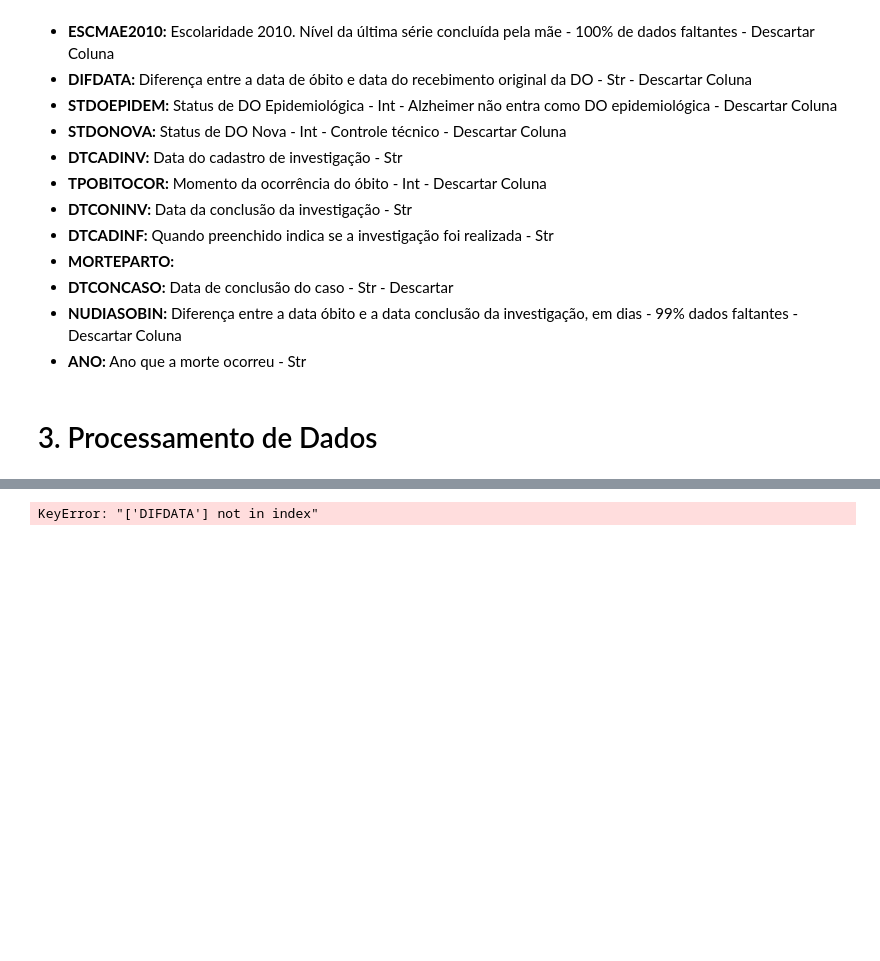
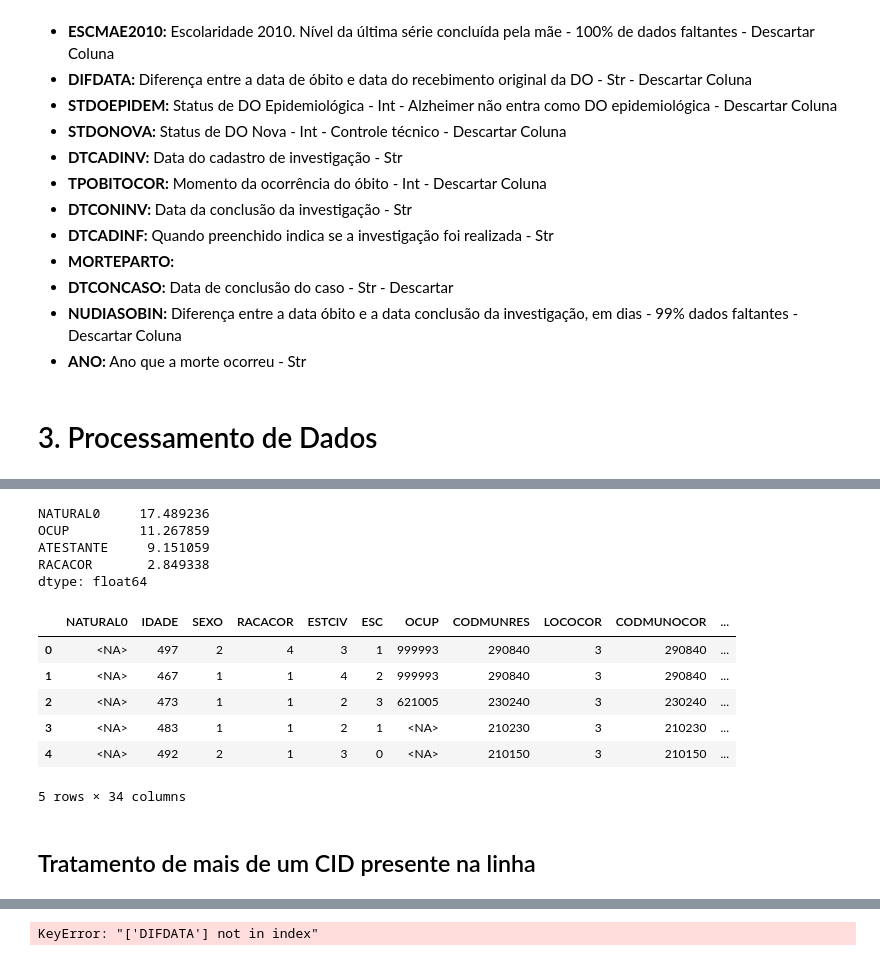
Before and after one commit to GabihSantana/work_in_progress, a Jupyter notebook: projetoObitosAlzheimer.ipynb, the cells around one changed output, grey strips where cells are left out. Saved outputs shown, nothing was run; the diff lists cells and outputs as text; code cells hidden in the pictures; blank space fills up the shorter version.

```diff
--- a/projetoObitosAlzheimer.ipynb
+++ b/projetoObitosAlzheimer.ipynb
@@ -16,7 +16,7 @@ from sklearn import preprocessing
 # %%
 # Pegando as colunas
 
-col_names = pd.read_csv('dados_filtrados.csv', nrows=0).columns
+col_names = pd.read_csv('dados_filtrados.csv', nrows=0, sep=';').columns
 # %%
 col_names
 # %% [output]
@@ -49,7 +49,7 @@ coluns_int = ['CONTADOR', 'ORIGEM', 'TIPOBITO', 'NATURAL0','IDADE', 'SEXO', 'RAC
 # %%
 # Importando o dataFrame - todos como str
 
-df = pd.read_csv('dados_filtrados.csv', sep=',', dtype=str)
+df = pd.read_csv('dados_filtrados.csv', sep=';', dtype=str)
 # %%
 df.info()
 # %% [output]
@@ -216,0 +237,29 @@ memory usage: 28.8+ MB
+# %%
+# Preencher com 9 -> Não Informado - Já existente no dicionário de dados do DATASUS
+
+df[['ASSISTMED', 'NECROPSIA', 'ESC2010', 'ESC', 'ESTCIV']] = df[['ASSISTMED', 'NECROPSIA', 'ESC2010', 'ESC', 'ESTCIV']].fillna(9)
+# %%
+# Preencher com 0 -> Não se aplica
+
+df[['LINHAD', 'LINHAII', 'LINHAC', 'LINHAB', 'LINHAA', 'CAUSABAS_O']] = df[['LINHAD', 'LINHAII', 'LINHAC', 'LINHAB', 'LINHAA', 'CAUSABAS_O']].fillna(0)
+# %%
+percentual_nulos = (df.isnull().sum() / len(df)) * 100
+percentual_nulos[percentual_nulos > 0].sort_values(ascending=False)
+# %% [output]
+NATURAL0     17.489236
+OCUP         11.267859
+ATESTANTE     9.151059
+RACACOR       2.849338
+dtype: float64
+# %%
+df.head()
+# %% [output]
+|  | NATURAL0 | IDADE | SEXO | RACACOR | ESTCIV | ESC | OCUP | CODMUNRES | LOCOCOR | CODMUNOCOR | ... |
+| 0 | <NA> | 497 | 2 | 4 | 3 | 1 | 999993 | 290840 | 3 | 290840 | ... |
+| 1 | <NA> | 467 | 1 | 1 | 4 | 2 | 999993 | 290840 | 3 | 290840 | ... |
+| 2 | <NA> | 473 | 1 | 1 | 2 | 3 | 621005 | 230240 | 3 | 230240 | ... |
+| 3 | <NA> | 483 | 1 | 1 | 2 | 1 | <NA> | 210230 | 3 | 210230 | ... |
+| 4 | <NA> | 492 | 2 | 1 | 3 | 0 | <NA> | 210150 | 3 | 210150 | ... |
+5 rows × 34 columns
+# %% [markdown]
+## Tratamento de mais de um CID presente na linha
```
Also changed, not shown: parts of 15 cells of this notebook, 25 other files.
